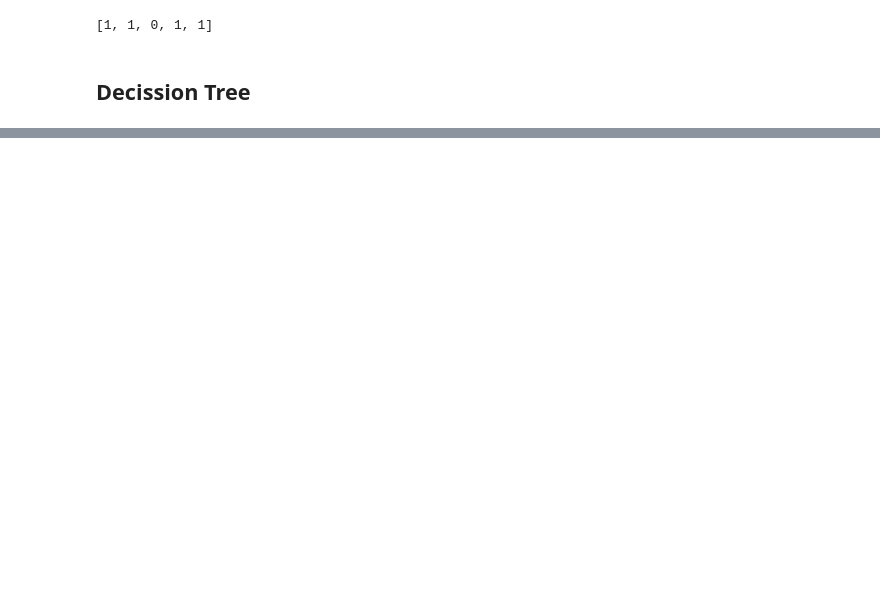
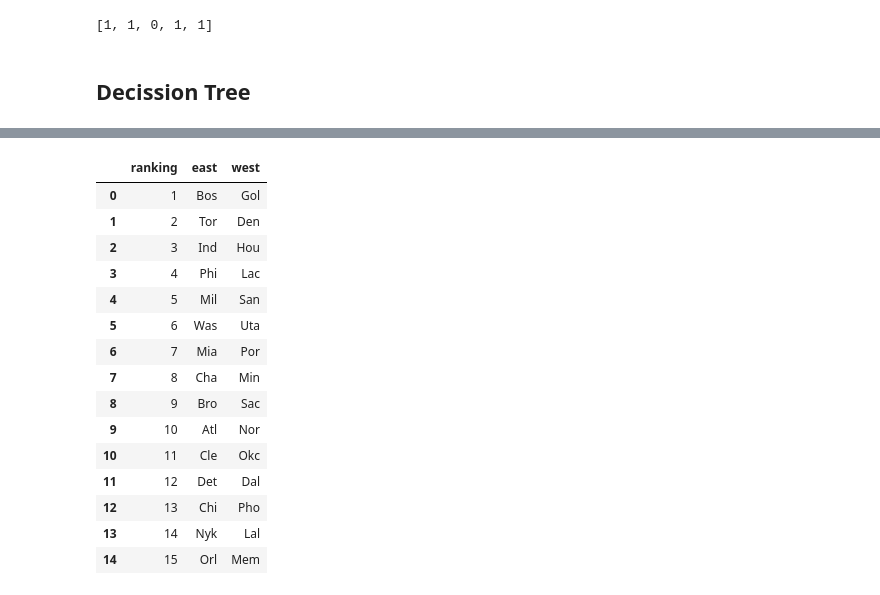
Before and after one commit to h30306/Learning-Notes, a Jupyter notebook: data-mining/decision-tree/d-tree NBA.ipynb, the cells around one changed output, grey strips where cells are left out. Drawn from its saved outputs; the diff is of its cells as text; code cells hidden in the pictures; blank space fills up the shorter version.

```diff
--- a/data-mining/decision-tree/d-tree NBA.ipynb
+++ b/data-mining/decision-tree/d-tree NBA.ipynb
@@ -305,0 +340,21 @@ img
+# %%
+pd.DataFrame({'ranking' : np.arange(1,16),
+                    'east' : ['Bos','Tor','Ind','Phi','Mil','Was','Mia','Cha','Bro','Atl','Cle','Det','Chi','Nyk','Orl'],
+                    'west' : ['Gol','Den','Hou','Lac','San','Uta','Por','Min','Sac','Nor','Okc','Dal','Pho','Lal','Mem']})
+# %% [output]
+|  | ranking | east | west |
+| 0 | 1 | Bos | Gol |
+| 1 | 2 | Tor | Den |
+| 2 | 3 | Ind | Hou |
+| 3 | 4 | Phi | Lac |
+| 4 | 5 | Mil | San |
+| 5 | 6 | Was | Uta |
+| 6 | 7 | Mia | Por |
+| 7 | 8 | Cha | Min |
+| 8 | 9 | Bro | Sac |
+| 9 | 10 | Atl | Nor |
+| 10 | 11 | Cle | Okc |
+| 11 | 12 | Det | Dal |
+| 12 | 13 | Chi | Pho |
+| 13 | 14 | Nyk | Lal |
+| 14 | 15 | Orl | Mem |
```
Also changed, not shown: parts of 15 cells of this notebook.
